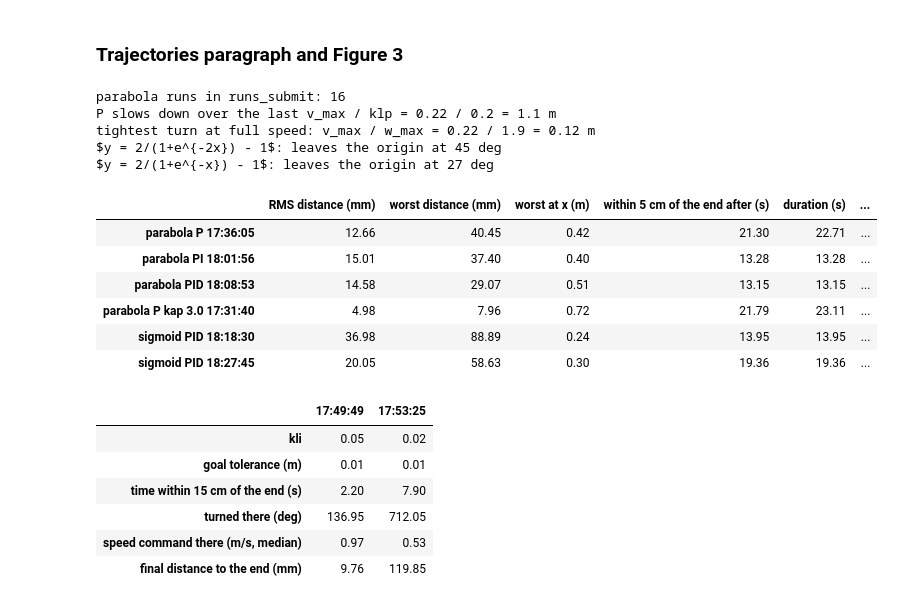
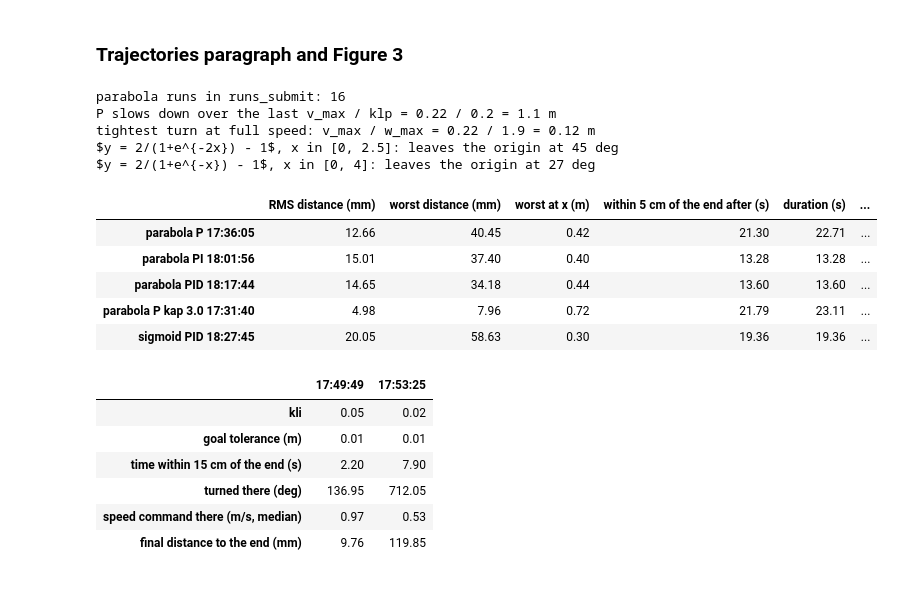
Before and after one commit to magicmath69/mte544-lab1, a Jupyter notebook: lab2/lab2.ipynb, the cells around one changed output. Drawn from its saved outputs; the diff is of its cells as text; code cells hidden in the pictures.

```diff
--- a/lab2/lab2.ipynb
+++ b/lab2/lab2.ipynb
@@ -50,7 +50,7 @@ def reference_path(run_path, x_robot, y_robot, num_points=30):
 # Both follow the parabola with the same P gains (klp=0.2, kap=1.0). The P run used a tighter
 # final-goal tolerance (0.01 vs 0.05 m), so it runs a little longer at the end of the path.
 RUN_PATHS = {
-    "PID": "runs_submit/trajectory_parabola_PID_20261028-180853/",
+    "PID": "runs_submit/trajectory_parabola_PID_20261028-181744/",
     "P": "runs_submit/trajectory_parabola_P_20261028-173605/",
 }
 
@@ -440,9 +427,8 @@ save(fig, "fig_tuning.pdf")
 # %%
 PARABOLA_RUNS = [("P", "runs_submit/trajectory_parabola_P_20261028-173605", C_P),
                  ("PI", "runs_submit/trajectory_parabola_PI_20261028-180156", C_PI),
-                 ("PID", "runs_submit/trajectory_parabola_PID_20261028-180853", C_PID)]
-SIGMOID_RUNS = [("PID", "runs_submit/trajectory_sigmoid_PID_20261028-181830", "--", "-"),
-                ("PID", "runs_submit/trajectory_sigmoid_PID_20261028-182745", "-.", ":")]   # run, reference line styles
+                 ("PID", "runs_submit/trajectory_parabola_PID_20261028-181744", C_PID)]
+SIGMOID_RUNS = [("PID", "runs_submit/trajectory_sigmoid_PID_20261028-182745", "--", ":")]   # run, reference line styles
 
 fig = plt.figure(figsize=(TEXT_WIDTH, 2.6))
 grid = fig.add_gridspec(2, 2, width_ratios=[1, 2.9], height_ratios=[1.25, 1])
@@ -472,7 +458,8 @@ for name, run, ls, ref_ls in SIGMOID_RUNS:
     ax_dist.plot(pose.t, 1000 * d, color=C_PID, ls=ls, label=f"sigmoid, {name} ({run_time(run)[:5]})")
 ax_sig.set_xlim(-0.1, 4.1)
 ax_sig.set_ylim(-0.1, 1.65)   # room for the legend above the curves
-ax_sig.legend(loc="upper center", fontsize=6, ncol=4, columnspacing=1.0)
+ax_sig.legend(loc="upper center", fontsize=6, ncol=2, columnspacing=1.0)
+ax_dist.legend(loc="upper right", fontsize=6, ncol=2)
 
 for ax, title, xl, yl in [(ax_par, "(a) Parabola", "x (m)", "y (m)"), (ax_sig, "(b) Sigmoid", "x (m)", "y (m)"),
                           (ax_dist, "(c) Distance from the reference curve", "t (s)", "distance (mm)")]:
@@ -663,17 +650,0 @@ Turn-rate jitter = mean absolute change of the odometry turn rate from one pose
-# %%
-_, curve, x_max = REFERENCE_CURVES["parabola"][0]
-rows = {}
-for r in PID_SETS:
-    pose, lin, ang, p = load_logs(f"runs_submit/{r}")
-    g = p["gains"]
-    d = distance_to_curve(pose.x.values, pose.y.values, curve, x_max)
-    v_cmd = g["klp"] * lin.e + g["klv"] * lin.e_dot + g["kli"] * lin.e_int
-    w_cmd = g["kap"] * ang.e + g["kav"] * ang.e_dot + g["kai"] * ang.e_int
-    turn_rate = np.diff(np.unwrap(pose.theta.values)) / np.diff(pose.t.values)
-    rows[run_time(r)] = {
-        "kap": g["kap"], "kav": g["kav"], "RMS heading error (deg)": np.degrees(np.sqrt((ang.e ** 2).mean())),
-        "worst distance from path (mm)": 1000 * d.max(), "time (s)": pose.t.iloc[-1],
-        "speed command at 0.22 limit (%)": 100 * (v_cmd >= 0.22).mean(), "max turn command (rad/s)": w_cmd.abs().max(),
-        "turn-rate jitter (rad/s)": np.abs(np.diff(turn_rate)).mean(),
-    }
-pd.DataFrame(rows).round(3)
@@ -692,39 +653,43 @@ pd.DataFrame(rows).round(3)
 # %%
 parabola_runs = sorted(r for r in os.listdir("runs_submit") if r.startswith("trajectory_parabola"))
 print(f"parabola runs in runs_submit: {len(parabola_runs)}")
 print(f"P slows down over the last v_max / klp = 0.22 / 0.2 = {0.22 / 0.2:.1f} m")
 print(f"tightest turn at full speed: v_max / w_max = 0.22 / 1.9 = {0.22 / 1.9:.2f} m")
 
 def tracking(run, curve, x_max, end):
-    pose, _, _, p = load_logs(run)
+    pose, lin, _, p = load_logs(run)
+    g, ctype = p["gains"], p["controller"]
+    v_cmd = (g["klp"] * lin.e + (g["kli"] * lin.e_int if ctype in ("PI", "PID") else 0)
+             + (g["klv"] * lin.e_dot if ctype in ("PD", "PID") else 0))
     d = distance_to_curve(pose.x.values, pose.y.values, curve, x_max)
     to_end = np.hypot(pose.x - end[0], pose.y - end[1]).values
     return {"RMS distance (mm)": 1000 * np.sqrt((d ** 2).mean()), "worst distance (mm)": 1000 * d.max(),
             "worst at x (m)": pose.x.values[d.argmax()], "within 5 cm of the end after (s)": pose.t.values[np.argmax(to_end < 0.05)],
-            "duration (s)": pose.t.iloc[-1], "goal tolerance (m)": p["goal_tolerance"]}
+            "duration (s)": pose.t.iloc[-1], "goal tolerance (m)": p["goal_tolerance"],
+            "speed command at 0.22 limit (%)": 100 * (v_cmd >= 0.22).mean()}
 
 _, curve, x_max = REFERENCE_CURVES["parabola"][0]
 rows = {f"parabola {name} {run_time(run)}": tracking(run, curve, x_max, (x_max, curve(x_max))) for name, run, _ in PARABOLA_RUNS}
 rows["parabola P kap 3.0 17:31:40"] = tracking("runs_submit/trajectory_parabola_P_20261028-173140", curve, x_max, (x_max, curve(x_max)))
+for label, scurve, sx_max in REFERENCE_CURVES["sigmoid"]:
+    print(f"{label}, x in [0, {sx_max:g}]: leaves the origin at {np.degrees(np.arctan((scurve(1e-6) - scurve(0)) / 1e-6)):.0f} deg")
 for name, run, _, _ in SIGMOID_RUNS:
     pose = load_logs(run)[0]
     ref_label = reference_path(run, pose.x.values, pose.y.values)[2]
     label, scurve, sx_max = next(c for c in REFERENCE_CURVES["sigmoid"] if ref_label.startswith(c[0]))
     rows[f"sigmoid {name} {run_time(run)}"] = tracking(run, scurve, sx_max, (sx_max, scurve(sx_max)))
-    print(f"{label}: leaves the origin at {np.degrees(np.arctan((scurve(1e-6) - scurve(0)) / 1e-6)):.0f} deg")
 pd.DataFrame(rows).T.round(2)
 # %% [output]
 parabola runs in runs_submit: 16
 P slows down over the last v_max / klp = 0.22 / 0.2 = 1.1 m
 tightest turn at full speed: v_max / w_max = 0.22 / 1.9 = 0.12 m
-$y = 2/(1+e^{-2x}) - 1$: leaves the origin at 45 deg
-$y = 2/(1+e^{-x}) - 1$: leaves the origin at 27 deg
+$y = 2/(1+e^{-2x}) - 1$, x in [0, 2.5]: leaves the origin at 45 deg
+$y = 2/(1+e^{-x}) - 1$, x in [0, 4]: leaves the origin at 27 deg
 |  | RMS distance (mm) | worst distance (mm) | worst at x (m) | within 5 cm of the end after (s) | duration (s) | ... |
 | parabola P 17:36:05 | 12.66 | 40.45 | 0.42 | 21.30 | 22.71 | ... |
 | parabola PI 18:01:56 | 15.01 | 37.40 | 0.40 | 13.28 | 13.28 | ... |
-| parabola PID 18:08:53 | 14.58 | 29.07 | 0.51 | 13.15 | 13.15 | ... |
+| parabola PID 18:17:44 | 14.65 | 34.18 | 0.44 | 13.60 | 13.60 | ... |
 | parabola P kap 3.0 17:31:40 | 4.98 | 7.96 | 0.72 | 21.79 | 23.11 | ... |
-| sigmoid PID 18:18:30 | 36.98 | 88.89 | 0.24 | 13.95 | 13.95 | ... |
 | sigmoid PID 18:27:45 | 20.05 | 58.63 | 0.30 | 19.36 | 19.36 | ... |
 # %%
 # PI with a 1 cm tolerance at the end of the parabola: does it circle?
```
Also changed, not shown: parts of 21 cells of this notebook, 32 other files.
